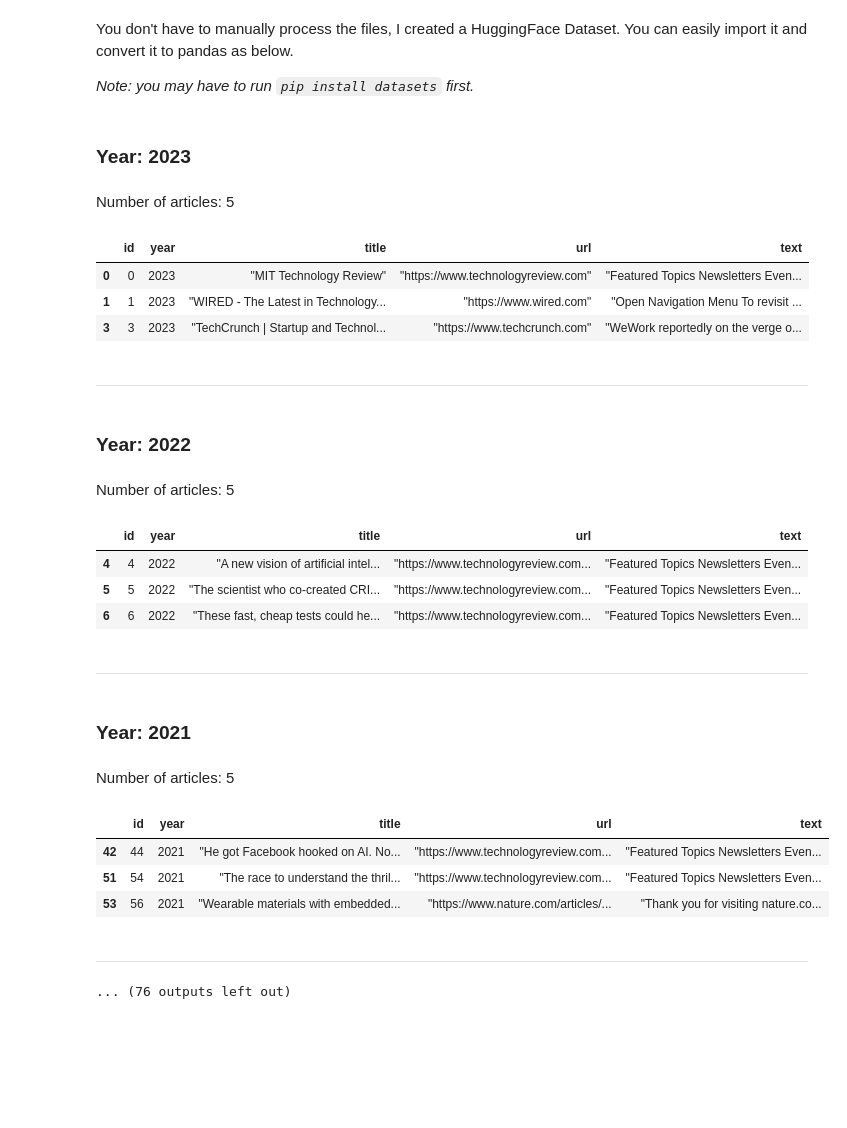
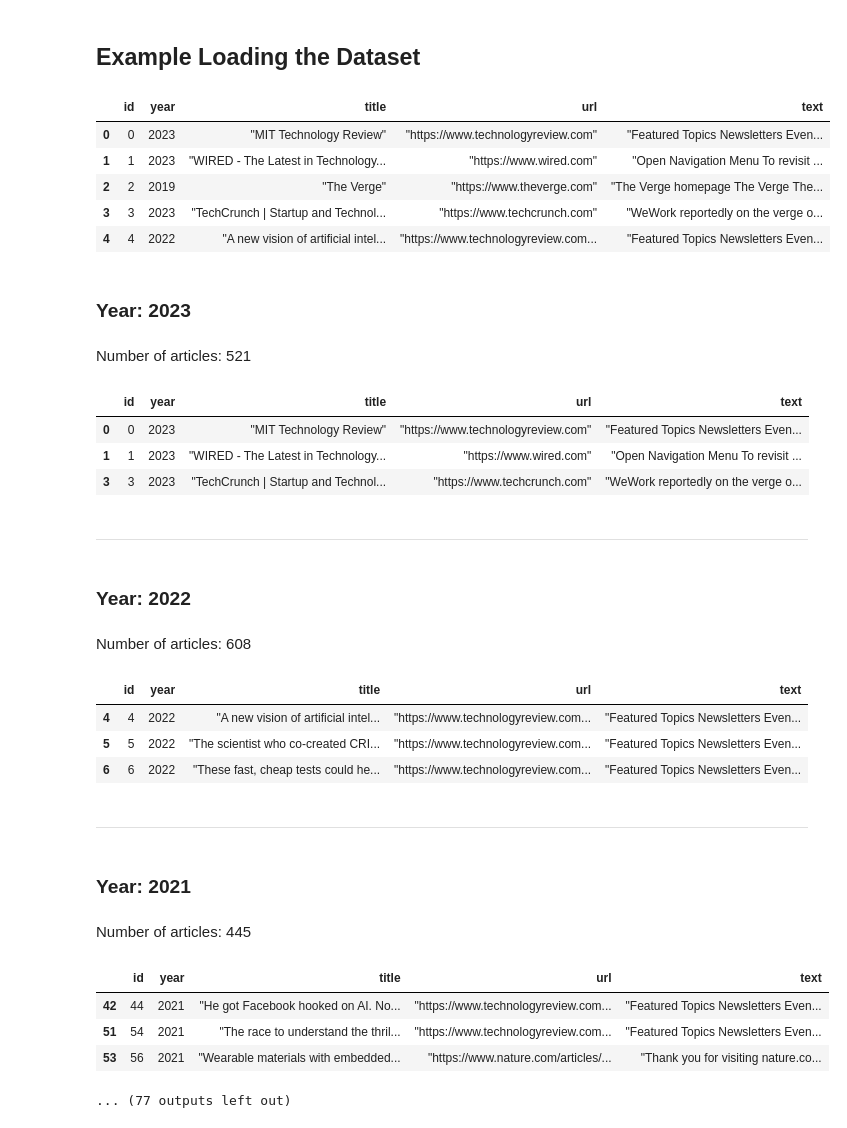
Before and after one commit to lostflux/data-mining, a Jupyter notebook: project/loading-example.ipynb, the cells around one changed output. Drawn from its saved outputs; the diff is of its cells as text; code cells hidden in the pictures; blank space fills up the shorter version.

Commit message:
add loading example

```diff
--- a/project/analysis.ipynb
+++ b/project/loading-example.ipynb
@@ -26,51 +1,53 @@ from IPython.display import display, Markdown
-# %% [markdown]
-You don't have to manually process the files, I created a HuggingFace Dataset.
-You can easily import it and convert it to pandas as below.
-
-_Note: you may have to run `pip install datasets` first._
+# %% [markdown]
+## Example Loading the Dataset
 # %%
 # %pip install datasets
 import datasets
 
+# %pip install Ipython
+from IPython.display import display, Markdown
+
 # for more details see https://huggingface.co/datasets/siavava/ai-tech-articles
 dataset = datasets.load_dataset("siavava/ai-tech-articles")
 df = dataset["train"].to_pandas()  # there's only the 'train' split because HF requires it.
-# display(df.head(5))
+display(df.head(5))
 
-# split df by year
+# split df by year, if you want to
 years = df["year"].unique()
 dfs = {}
 for year in years:
     dfs[year] = df[df["year"] == year]
-
-    # limit to 5 (just for testing)
-    dfs[year] = dfs[year].head(5)
 
 for year in sorted(years, reverse=True):
     display(Markdown(f"### Year: {year}"))
     display(Markdown(f"Number of articles: {len(dfs[year])}"))
     display(dfs[year].head(3))
     display(Markdown("---"))
 # %% [output]
+|  | id | year | title | url | text |
+| 0 | 0 | 2023 | "MIT Technology Review" | "https://www.technologyreview.com" | "Featured Topics Newsletters Even... |
+| 1 | 1 | 2023 | "WIRED - The Latest in Technology... | "https://www.wired.com" | "Open Navigation Menu To revisit ... |
+| 2 | 2 | 2019 | "The Verge" | "https://www.theverge.com" | "The Verge homepage The Verge The... |
+| 3 | 3 | 2023 | "TechCrunch | Startup and Technol... | "https://www.techcrunch.com" | "WeWork reportedly on the verge o... |
+| 4 | 4 | 2022 | "A new vision of artificial intel... | "https://www.technologyreview.com... | "Featured Topics Newsletters Even... |
 ### Year: 2023
-Number of articles: 5
+Number of articles: 521
-|  | id | year | title | url | text |
-| 0 | 0 | 2023 | "MIT Technology Review" | "https://www.technologyreview.com" | "Featured Topics Newsletters Even... |
-| 1 | 1 | 2023 | "WIRED - The Latest in Technology... | "https://www.wired.com" | "Open Navigation Menu To revisit ... |
-| 3 | 3 | 2023 | "TechCrunch | Startup and Technol... | "https://www.techcrunch.com" | "WeWork reportedly on the verge o... |
+|  | id | year | title | url | text |
+| 0 | 0 | 2023 | "MIT Technology Review" | "https://www.technologyreview.com" | "Featured Topics Newsletters Even... |
+| 1 | 1 | 2023 | "WIRED - The Latest in Technology... | "https://www.wired.com" | "Open Navigation Menu To revisit ... |
+| 3 | 3 | 2023 | "TechCrunch | Startup and Technol... | "https://www.techcrunch.com" | "WeWork reportedly on the verge o... |
 ---
 ### Year: 2022
-Number of articles: 5
+Number of articles: 608
-|  | id | year | title | url | text |
-| 4 | 4 | 2022 | "A new vision of artificial intel... | "https://www.technologyreview.com... | "Featured Topics Newsletters Even... |
-| 5 | 5 | 2022 | "The scientist who co-created CRI... | "https://www.technologyreview.com... | "Featured Topics Newsletters Even... |
-| 6 | 6 | 2022 | "These fast, cheap tests could he... | "https://www.technologyreview.com... | "Featured Topics Newsletters Even... |
+|  | id | year | title | url | text |
+| 4 | 4 | 2022 | "A new vision of artificial intel... | "https://www.technologyreview.com... | "Featured Topics Newsletters Even... |
+| 5 | 5 | 2022 | "The scientist who co-created CRI... | "https://www.technologyreview.com... | "Featured Topics Newsletters Even... |
+| 6 | 6 | 2022 | "These fast, cheap tests could he... | "https://www.technologyreview.com... | "Featured Topics Newsletters Even... |
 ---
 ### Year: 2021
-Number of articles: 5
+Number of articles: 445
-|  | id | year | title | url | text |
-| 42 | 44 | 2021 | "He got Facebook hooked on AI. No... | "https://www.technologyreview.com... | "Featured Topics Newsletters Even... |
-| 51 | 54 | 2021 | "The race to understand the thril... | "https://www.technologyreview.com... | "Featured Topics Newsletters Even... |
-| 53 | 56 | 2021 | "Wearable materials with embedded... | "https://www.nature.com/articles/... | "Thank you for visiting nature.co... |
----
+|  | id | year | title | url | text |
+| 42 | 44 | 2021 | "He got Facebook hooked on AI. No... | "https://www.technologyreview.com... | "Featured Topics Newsletters Even... |
+| 51 | 54 | 2021 | "The race to understand the thril... | "https://www.technologyreview.com... | "Featured Topics Newsletters Even... |
+| 53 | 56 | 2021 | "Wearable materials with embedded... | "https://www.nature.com/articles/... | "Thank you for visiting nature.co... |
-... (76 outputs left out)
+... (77 outputs left out)
```
Also changed, not shown: parts of 15 cells of this notebook, 2 other files.
